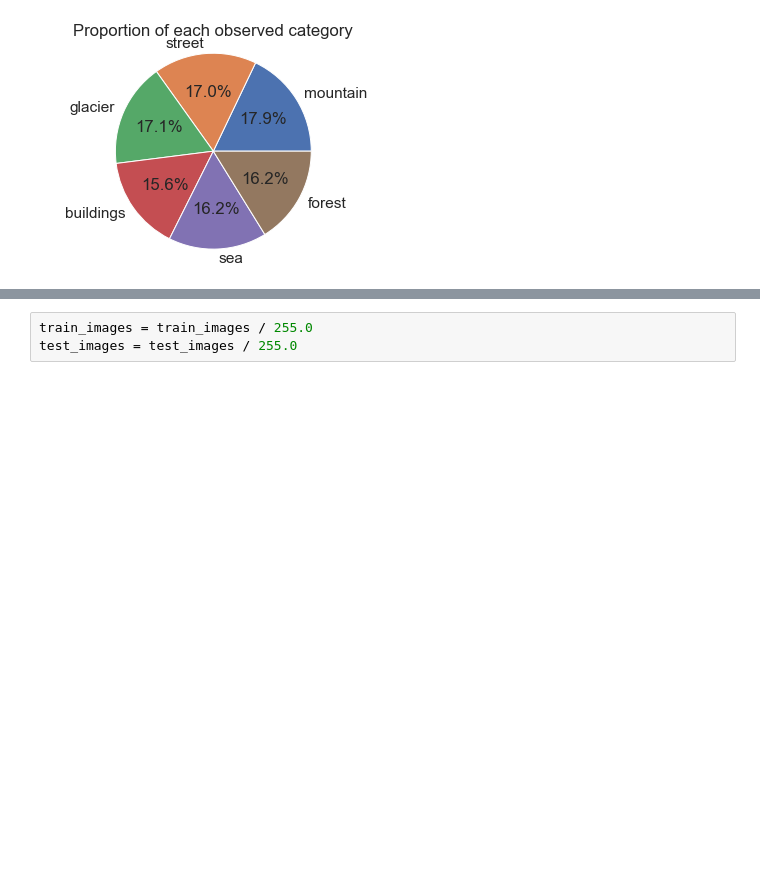
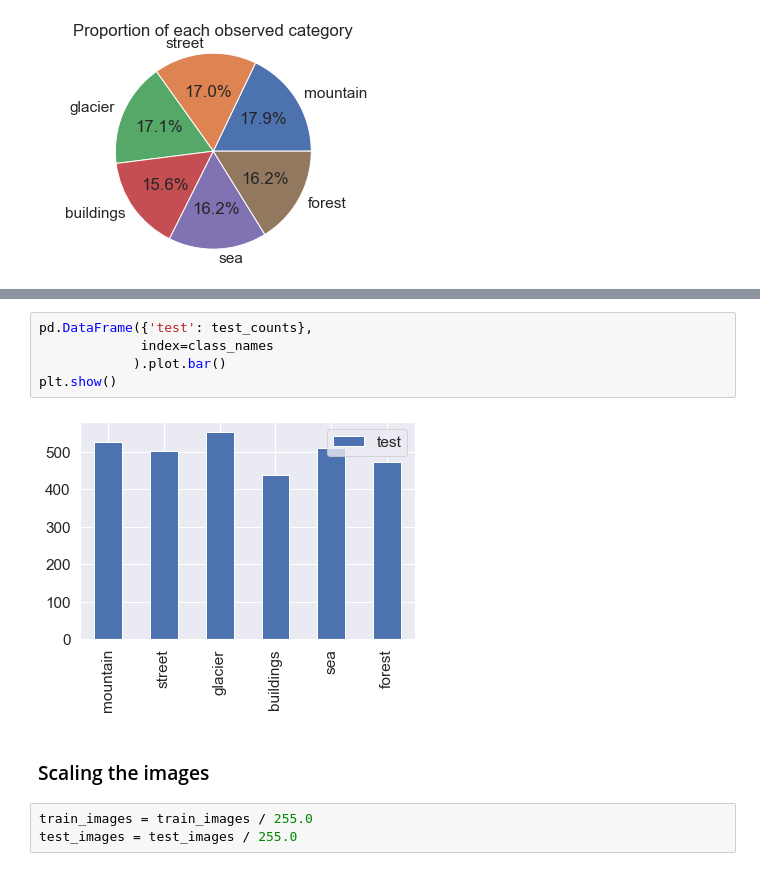
Before and after one commit to SDog6/JupiterNotebooks, a Jupyter notebook: Personal Challenge/Intel Image Classification.ipynb, the cells around one changed output, grey strips where cells are left out. Drawn from its saved outputs; the diff is of its cells as text; blank space fills up the shorter version.

```diff
--- a/Personal Challenge/Intel Image Classification.ipynb
+++ b/Personal Challenge/Intel Image Classification.ipynb
@@ -86,3 +94,12 @@ plt.show()
+# %%
+pd.DataFrame({'test': test_counts},
+             index=class_names
+            ).plot.bar()
+plt.show()
+# %% [output]
+[figure, added]
+# %% [markdown]
+### Scaling the images
 # %%
 train_images = train_images / 255.0
 test_images = test_images / 255.0
```
Also changed, not shown: parts of 9 cells of this notebook.
